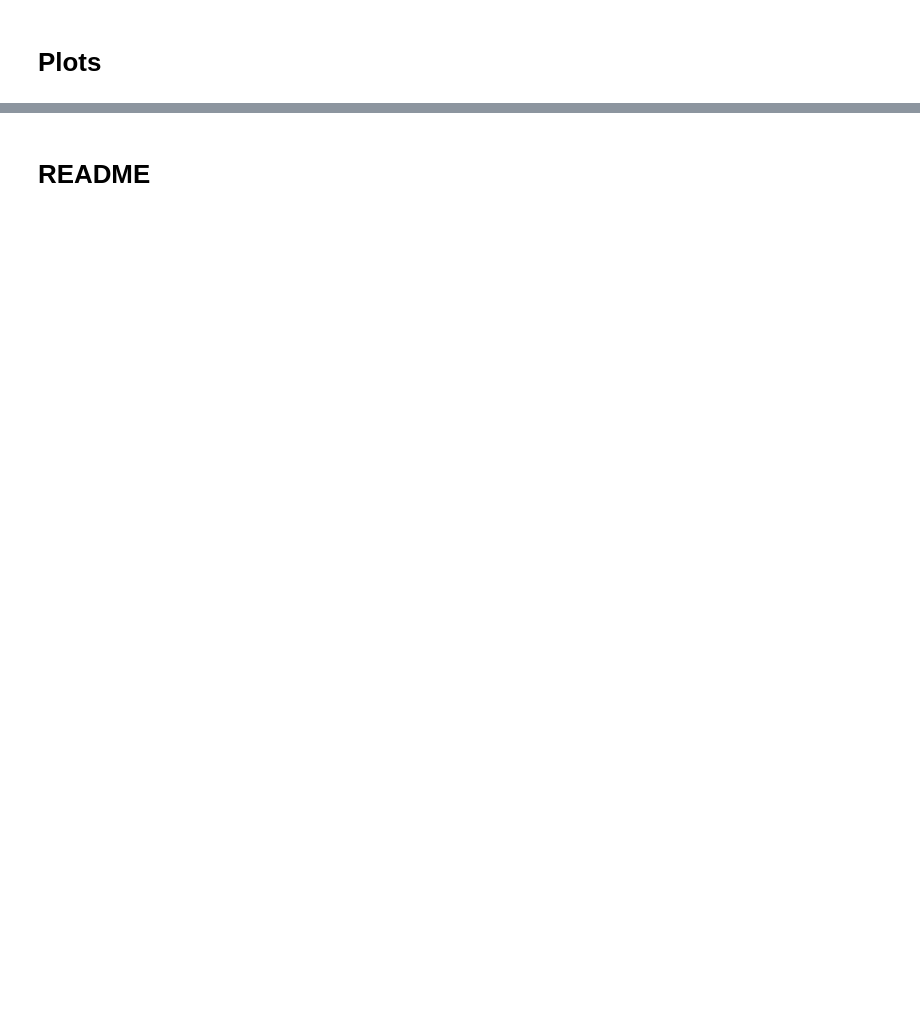
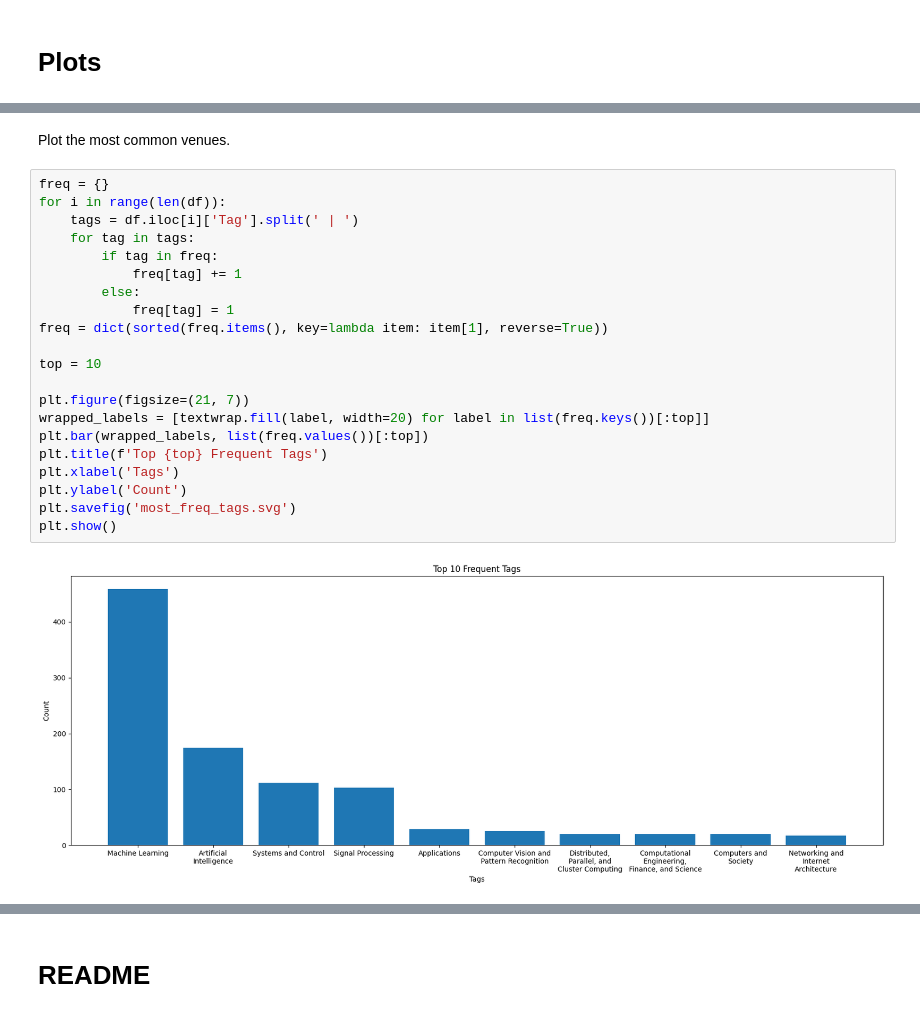
Before and after one commit to RamtinMoslemi/RUL-Papers, a Jupyter notebook: RUL_Papers.ipynb, the cells around one changed output, grey strips where cells are left out. Saved outputs shown, nothing was run; the diff lists cells and outputs as text; blank space fills up the shorter version.

```diff
--- a/RUL_Papers.ipynb
+++ b/RUL_Papers.ipynb
@@ -126,0 +190,25 @@ plt.show()
+# %% [markdown]
+Plot the most common venues.
+# %%
+freq = {}
+for i in range(len(df)):
+    tags = df.iloc[i]['Tag'].split(' | ')
+    for tag in tags:
+        if tag in freq:
+            freq[tag] += 1
+        else:
+            freq[tag] = 1
+freq = dict(sorted(freq.items(), key=lambda item: item[1], reverse=True))
+
+top = 10
+
+plt.figure(figsize=(21, 7))
+wrapped_labels = [textwrap.fill(label, width=20) for label in list(freq.keys())[:top]]
+plt.bar(wrapped_labels, list(freq.values())[:top])
+plt.title(f'Top {top} Frequent Tags')
+plt.xlabel('Tags')
+plt.ylabel('Count')
+plt.savefig('most_freq_tags.svg')
+plt.show()
+# %% [output]
+[figure, added]
```
Also changed, not shown: parts of 12 cells of this notebook, 5 other files.
